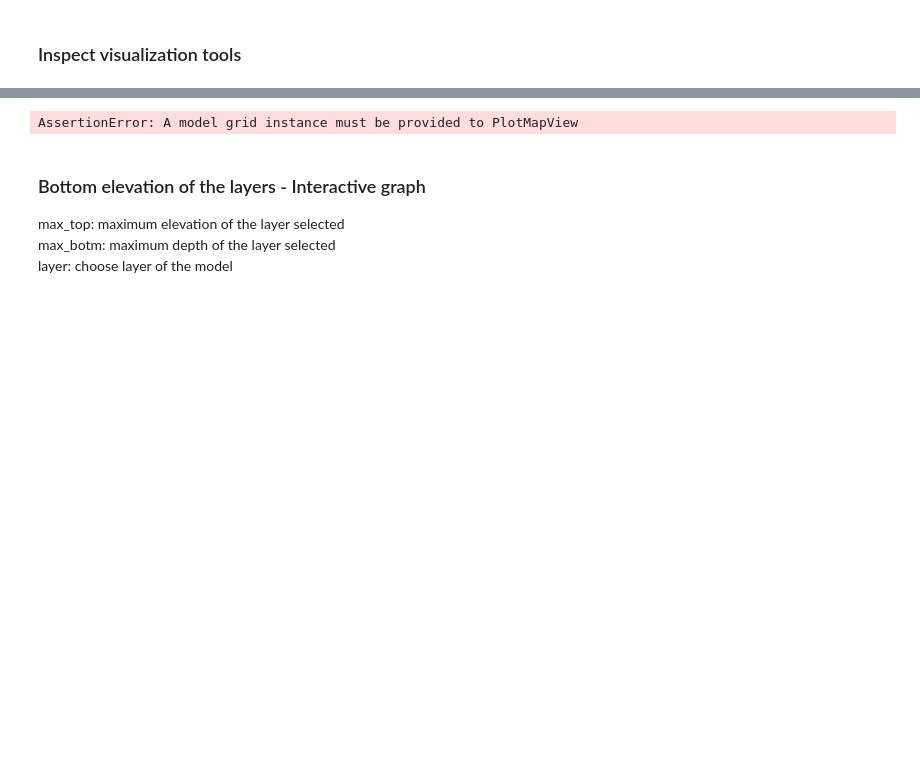
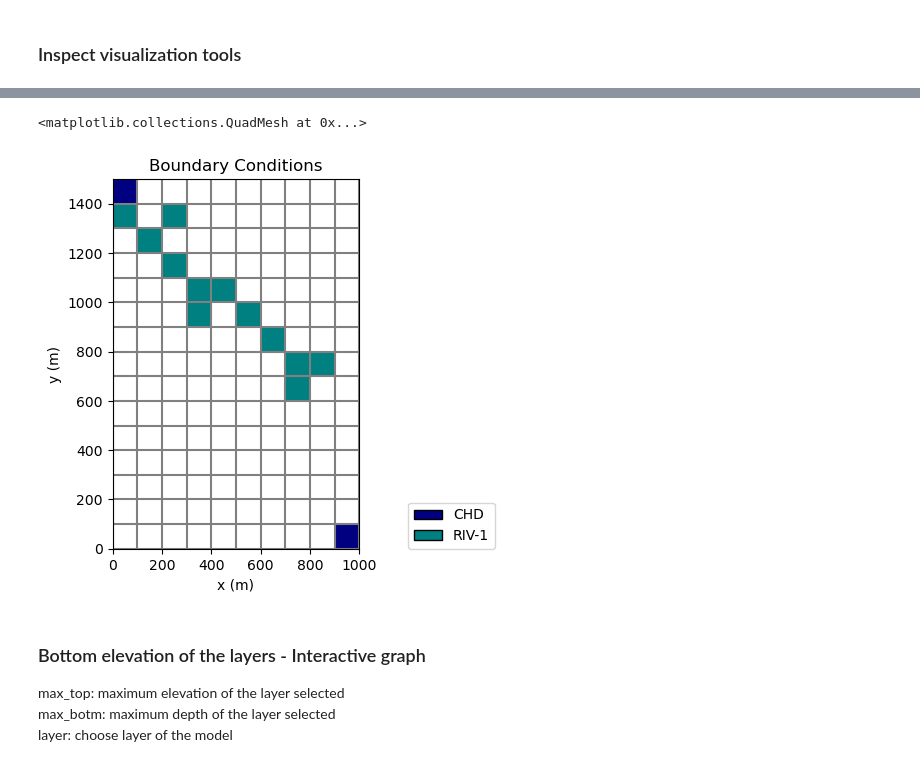
Before and after one commit to hydrocomputing/pymf6-validation, a Jupyter notebook: src/notebooks/1_river_well_model.ipynb, the cells around one changed output, grey strips where cells are left out. Saved outputs shown, nothing was run; the diff lists cells and outputs as text; code cells hidden in the pictures; blank space fills up the shorter version.

```diff
--- a/src/notebooks/1_river_well_model.ipynb
+++ b/src/notebooks/1_river_well_model.ipynb
@@ -51,4 +51,3 @@ from pymf6_tools.plotting import show_heads, show_well_head, show_concentration,
 # %%
 model_path = 'models/riverbase'
 model_name = "riverbase"
-model_name = 'gwf_' + model_name
@@ -130,8 +129,9 @@ File:      c:\users\lucialabarca\pymf6-validation\.pixi\envs\default\lib\site-pa
 Type:      function
 # %%
-show_bcs(model_path, model_name, bc_names=('chd','riv-1', 'wel'))
+show_bcs(model_path, model_name, bc_names=('chd','riv-1'))
 # %% [output]
-AssertionError: A model grid instance must be provided to PlotMapView
+<matplotlib.collections.QuadMesh at 0x...>
+[figure, added]
 # %% [markdown]
 ### Bottom elevation of the layers - Interactive graph
 max_top: maximum elevation of the layer selected
```
Also changed, not shown: parts of 20 cells of this notebook, 32 other files.
